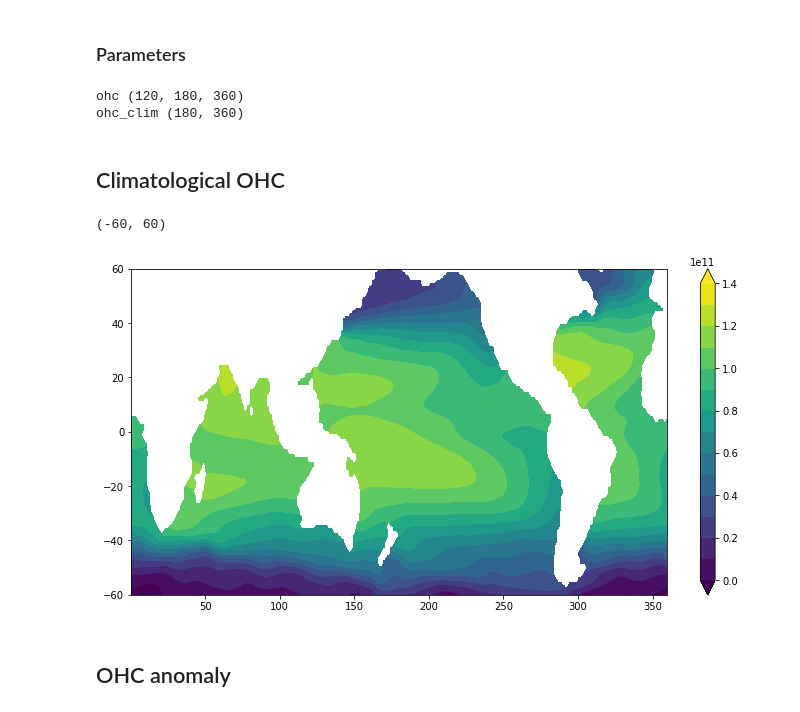
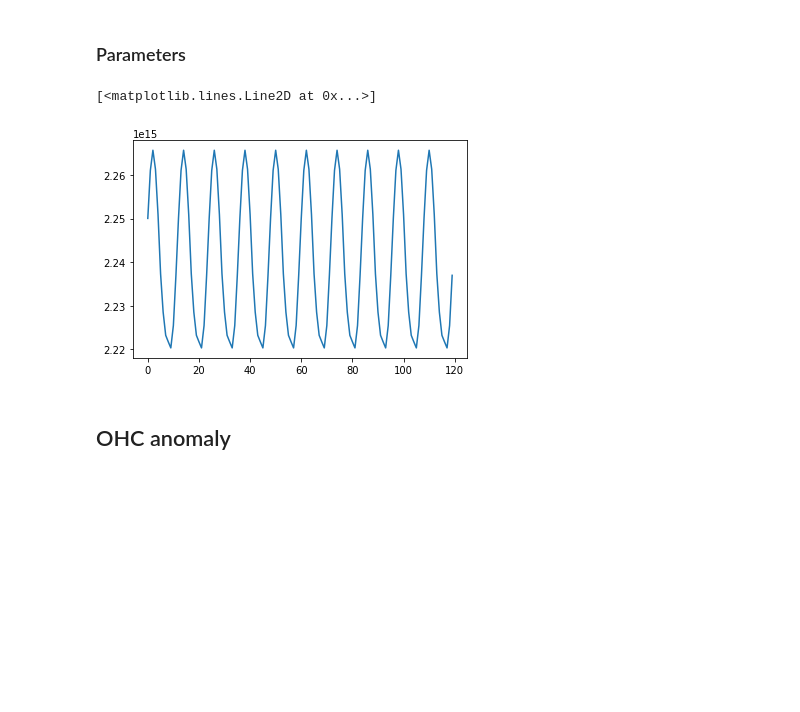
Before and after one commit to liutongya/Study_notes, a Jupyter notebook: jjm_ohc.ipynb, the cells around one changed output. Cells and saved outputs as stored; diff of their text form; code cells hidden in the pictures; blank space fills up the shorter version.

```diff
--- a/jjm_ohc.ipynb
+++ b/jjm_ohc.ipynb
@@ -95,21 +95,3 @@ ds_new.LEVEL.plot(marker='.')
 cp = 3850 #thermal capacity J/kg/oC
 den0 = 1025 # kg/m3
 dt = 2592000 # 1 month
-# %%
-ohc = cp * den0 * ds_new.PTEMP.mean(dim='LEVEL') * 2000
-print('ohc ' + str(ohc.shape))
-ohc_clim = ohc.mean(dim='TIME')
-print('ohc_clim ' + str(ohc_clim.shape))
-# %% [output]
-ohc (120, 180, 360)
-ohc_clim (180, 360)
-# %% [markdown]
-## Climatological OHC
-# %%
-fig = plt.figure(figsize=(12, 6))
-plt.contourf(ds_new.LONGITUDE, ds_new.LATITUDE, ohc_clim, np.arange(0, 1.41, 0.1) * 1e11, extend='both')
-plt.colorbar()
-plt.ylim(-60, 60)
-# %% [output]
-(-60, 60)
-[figure, removed]
@@ -116,3 +109,8 @@ plt.ylim(-60, 60)
+# %%
+plt.plot(np.nansum(np.nansum(ohc_clim, 1),1))
+# %% [output]
+[<matplotlib.lines.Line2D at 0x...>]
+[figure, added]
 # %% [markdown]
 ## OHC anomaly
 # %%
```
Also changed, not shown: parts of 4 cells of this notebook.
